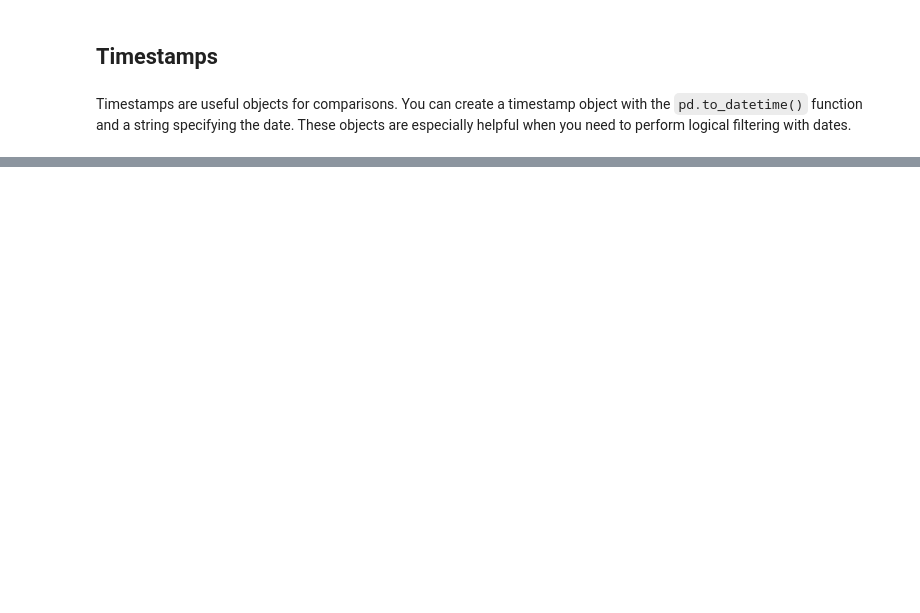
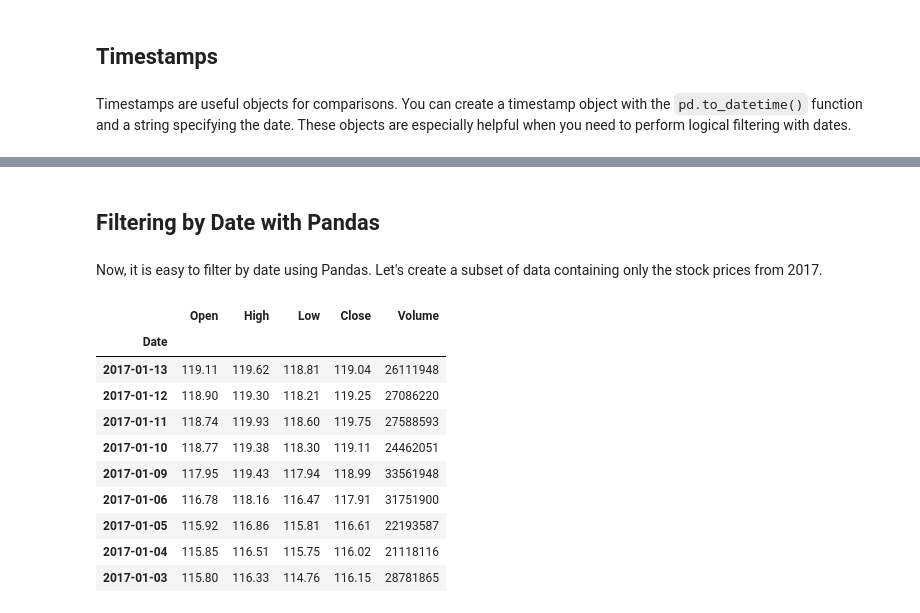
Before and after one commit to aidanconnolly/ga-ds829-flex-time-series, a Jupyter notebook: ts_rough_draft/01_time_series.ipynb, the cells around one changed output, grey strips where cells are left out. Drawn from its saved outputs; the diff is of its cells as text; code cells hidden in the pictures; blank space fills up the shorter version.

```diff
--- a/ts_rough_draft/01_time_series.ipynb
+++ b/ts_rough_draft/01_time_series.ipynb
@@ -197,0 +178,2 @@ dtype: object
+# %%
+aapl['Date'] = pd.to_datetime(aapl.Date)
@@ -645,0 +275,2 @@ pd.rolling_mean(total_daily_sales, window=15).diff(1).sort('Sales')
+# %%
+aapl.set_index('Date', inplace=True)
@@ -645,0 +287,18 @@ pd.rolling_mean(total_daily_sales, window=15).diff(1).sort('Sales')
+# %% [markdown]
+## Filtering by Date with Pandas
+# %% [markdown]
+Now, it is easy to filter by date using Pandas. Let's create a subset of data containing only the stock prices from 2017.
+# %%
+aapl['2017']
+# %% [output]
+|  | Open | High | Low | Close | Volume |
+| Date |  |  |  |  |  |
+| 2017-01-13 | 119.11 | 119.62 | 118.81 | 119.04 | 26111948 |
+| 2017-01-12 | 118.90 | 119.30 | 118.21 | 119.25 | 27086220 |
+| 2017-01-11 | 118.74 | 119.93 | 118.60 | 119.75 | 27588593 |
+| 2017-01-10 | 118.77 | 119.38 | 118.30 | 119.11 | 24462051 |
+| 2017-01-09 | 117.95 | 119.43 | 117.94 | 118.99 | 33561948 |
+| 2017-01-06 | 116.78 | 118.16 | 116.47 | 117.91 | 31751900 |
+| 2017-01-05 | 115.92 | 116.86 | 115.81 | 116.61 | 22193587 |
+| 2017-01-04 | 115.85 | 116.51 | 115.75 | 116.02 | 21118116 |
+| 2017-01-03 | 115.80 | 116.33 | 114.76 | 116.15 | 28781865 |
```
Also changed, not shown: parts of 114 cells of this notebook, 7 other files.
